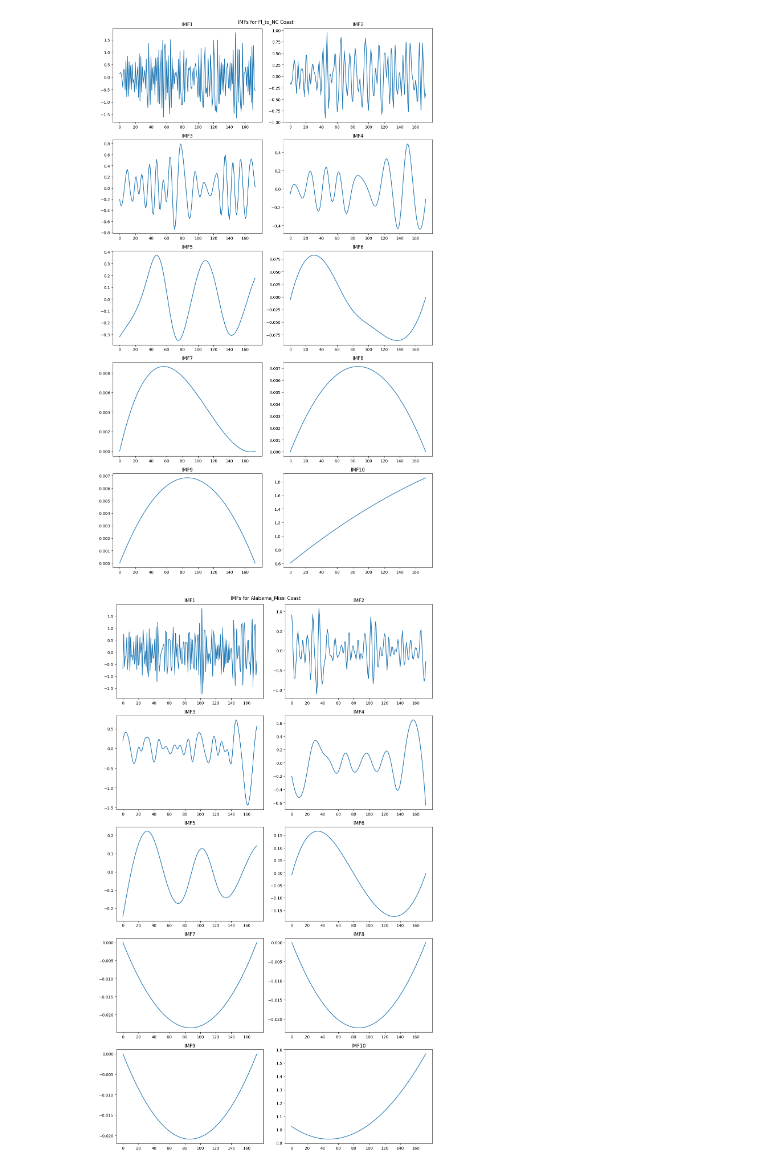
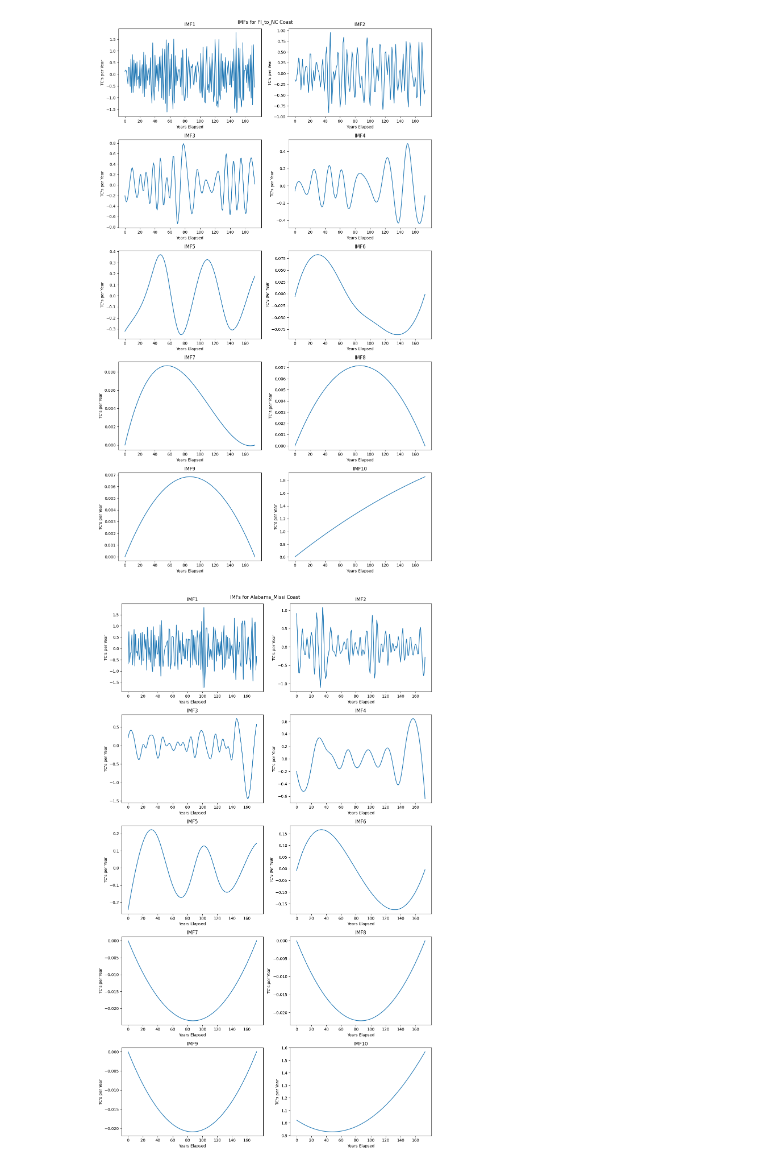
Before and after one commit to EP-Shark/Meteorology-Research-Dr.-Misra-, a Jupyter notebook: Code/Hurdat_EEMD_IMF_analysis.ipynb, the cells around one changed output. Cells and saved outputs as stored; diff of their text form; code cells hidden in the pictures.

```diff
--- a/Code/Hurdat_EEMD_IMF_analysis.ipynb
+++ b/Code/Hurdat_EEMD_IMF_analysis.ipynb
@@ -35,29 +34,30 @@ all_imfs_df = pd.concat(all_imfs_list, ignore_index=True)  #concatenating all th
 # %%
 ## Making a function to plot IMFs for any coast ##
 def plot_imfs(coasts, path, save_fig=False):
     for coast in coasts:
         fig, axes = plt.subplots(nrows=5 , ncols=2, figsize = (12, 20))
         all_imfs_df['t_index'] = all_imfs_df['year'] - all_imfs_df['year'].min() #Creating a time index starting at 0
         # For Loop to iterate through each IMF and plot them
         for i, imf in enumerate(imfs):
             imf_data = all_imfs_df[(all_imfs_df['coast'] == coast) & (all_imfs_df['imf'] == imf)]
             imf_data.plot(x = 't_index', y = 'value', ax = axes.flat[i], legend = False)
             axes.flat[i].set_title(f'IMF{i+1}')
         # Adjusting layout aswell as x an y labels and ticks
-            axes.flat[i].set_xlabel("") #Removing x label from each subplot
+            axes.flat[i].set_xlabel("Years Elapsed")
+            axes.flat[i].set_ylabel("TC's per Year")
             axes.flat[i].set_xticks(np.arange(0,175, 20)) #X ticks from 0 to 175 every 20 years
         plt.suptitle(f'IMFs for {coast} Coast')
         plt.tight_layout()
         if save_fig:
             filename = f'IMFs_{coast}.png'
             plt.savefig(os.path.join(path, filename))
 # Calling the function for a specific coast
 # Function call, with option to save figure, uncomment the save_fig line to save the IMFs.
 # Furthermore, you can specifiy the path to save the figures. Path MUST exist in machine in order to save the figures to the correct location.
 # The path variable is only used if save_fig is set to true, but WILL activate whenever save_fig is set to true
 plot_imfs(coasts,
           path = '/Users/epalmer/Meteorology-Research-Dr.-Misra-/Data/IMF_figures/',
           save_fig=False)
 # %% [output]
-[figure, old version]
+[figure, new version]
-[figure, old version]
+[figure, new version]
```
Also changed, not shown: parts of 2 cells of this notebook, 1 other file.
